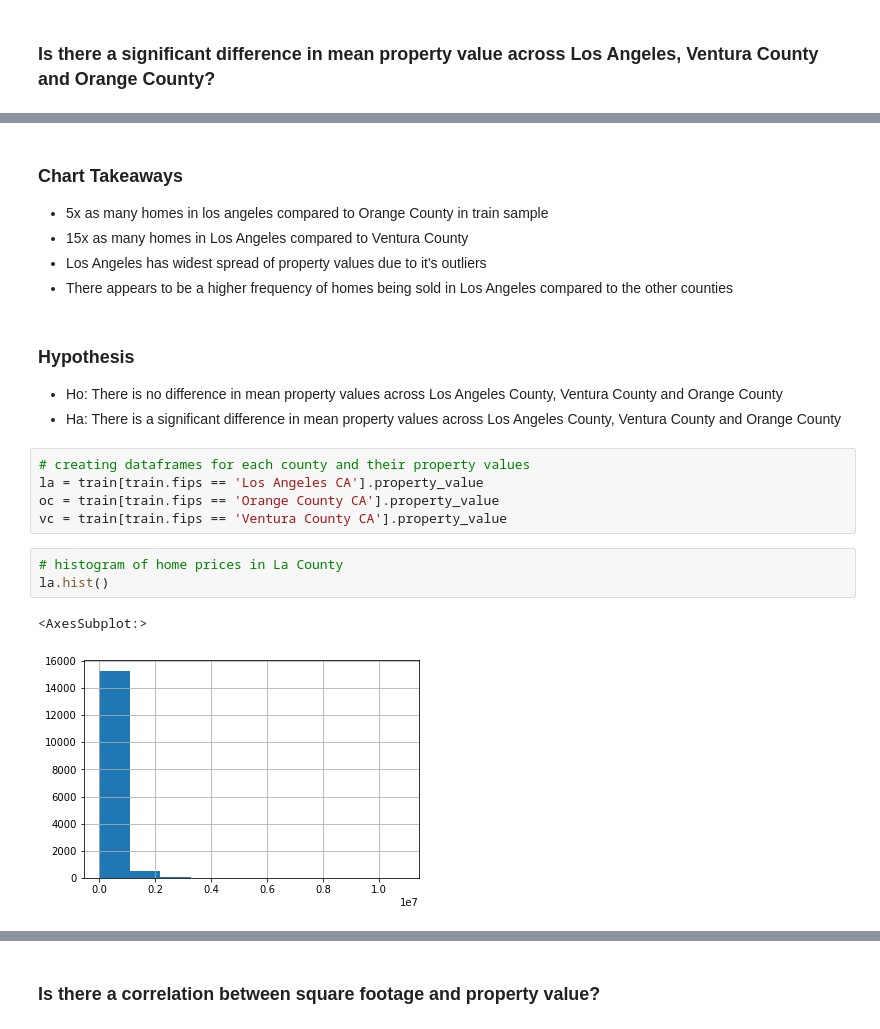
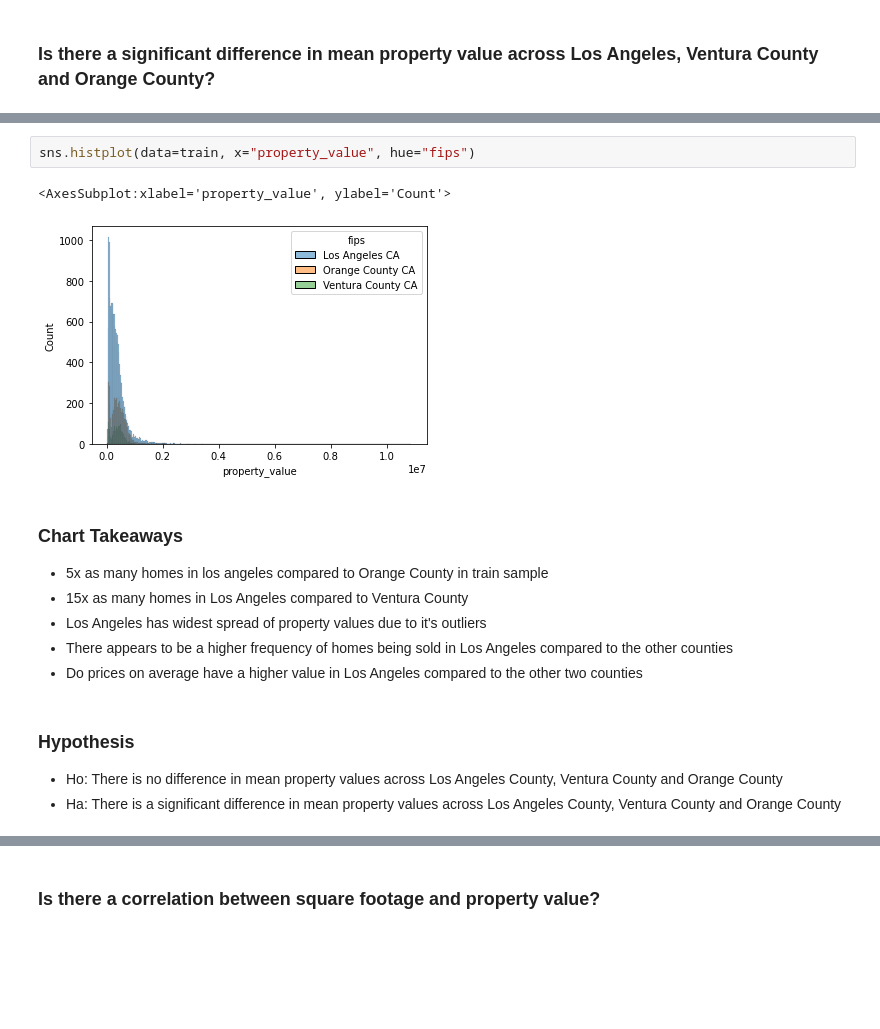
Before and after one commit to allantestaten/regression-project, a Jupyter notebook: final_project_notebook.ipynb, the cells around one changed output, grey strips where cells are left out. Saved outputs shown, nothing was run; the diff lists cells and outputs as text; blank space fills up the shorter version.

```diff
--- a/final_project_notebook.ipynb
+++ b/final_project_notebook.ipynb
@@ -142,22 +108,17 @@ sns.boxplot(data=train, x='fips', y='property_value').set(title='Spread of Home
+# %%
+sns.histplot(data=train, x="property_value", hue="fips")
+# %% [output]
+<AxesSubplot:xlabel='property_value', ylabel='Count'>
+[figure, added]
 # %% [markdown]
 ### Chart Takeaways
 - 5x as many homes in los angeles compared to Orange County in train sample
 - 15x as many homes in Los Angeles compared to Ventura County
 - Los Angeles has widest spread of property values due to it's outliers
 - There appears to be a higher frequency of homes being sold in Los Angeles compared to the other counties
+- Do prices on average have a higher value in Los Angeles compared to the other two counties
 # %% [markdown]
 ### Hypothesis
 
 - Ho: There is no difference in mean property values across Los Angeles County, Ventura County and Orange County<br>
 - Ha: There is a significant difference in mean property values across Los Angeles County, Ventura County and Orange County
-# %%
-# creating dataframes for each county and their property values
-la = train[train.fips == 'Los Angeles CA'].property_value
-oc = train[train.fips == 'Orange County CA'].property_value
-vc = train[train.fips == 'Ventura County CA'].property_value
-# %%
-# histogram of home prices in La County
-la.hist()
-# %% [output]
-<AxesSubplot:>
-[figure, removed]
```
Also changed, not shown: parts of 34 cells of this notebook.
